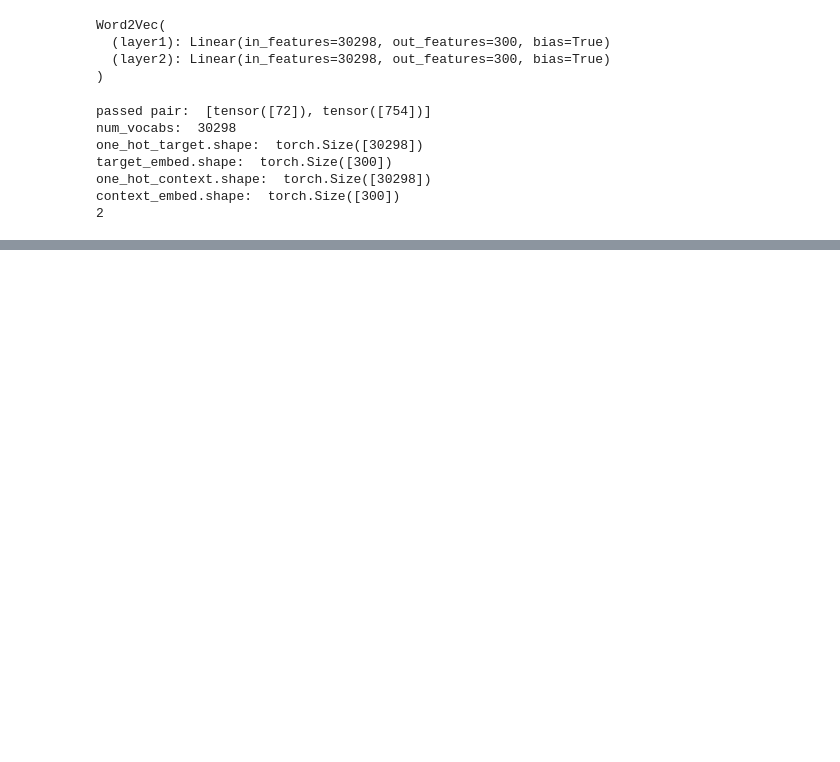
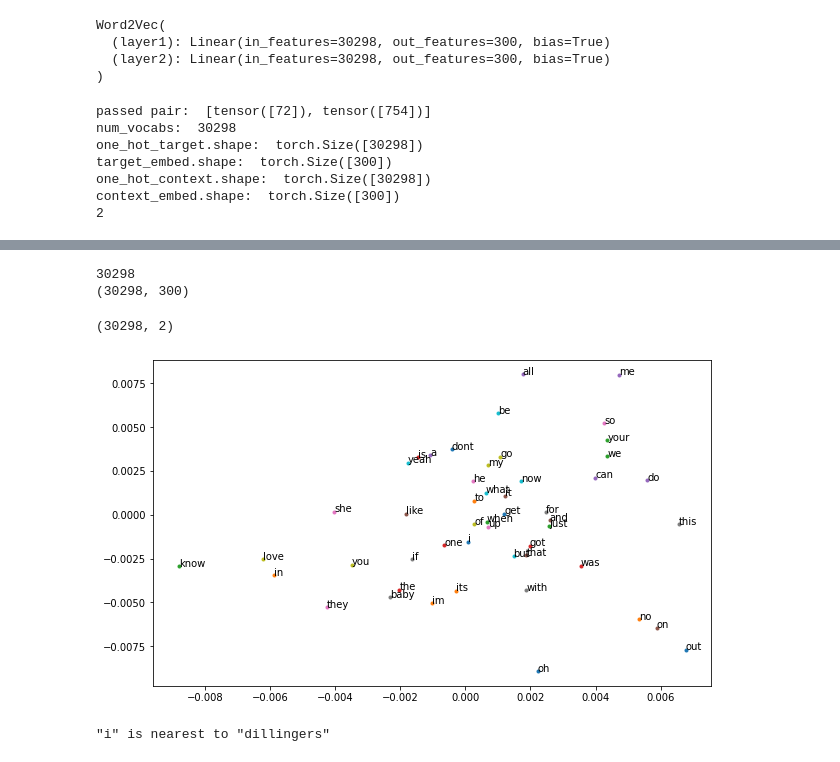
Before and after one commit to mcppp/Intro2DL, a Jupyter notebook: Copy_of_[SKELETON]_Assignment_2.ipynb, the cells around one changed output, grey strips where cells are left out. Drawn from its saved outputs; the diff is of its cells as text; code cells hidden in the pictures; blank space fills up the shorter version.

```diff
--- a/Copy_of_[SKELETON]_Assignment_2.ipynb
+++ b/Copy_of_[SKELETON]_Assignment_2.ipynb
@@ -369,32 +353,21 @@ class Word2Vec(nn.Module):# 15 points
       ### MUST TO DO 6 : (+10)
         ##--------------write below-------------##
         # your code here
-      # print('passed pair: ', pairs)
-      # print('num_vocabs: ', self.num_vocabs)
+
       #hot encoding input words (target + context)
       target_idx = pairs[0].long() #corresponding idx of target word from vocab
       context_idx = pairs[1].long() #corresponding idx of context word from vocab
 
-
       one_hot_target = torch.zeros(self.num_vocabs)
-      # one_hot_target = np.zeros(self.num_vocabs)
       one_hot_target[target_idx] = 1 #now target word hot encoded
 
       one_hot_context = torch.zeros(self.num_vocabs)
-      # one_hot_context = np.zeros(self.num_vocabs)
       one_hot_context[context_idx] = 1 #now context word hot encoded
 
 
-
       #layers
-      # print('one_hot_target.shape: ', one_hot_target.shape)
-      target_embed = self.layer1(one_hot_target)
-      # print('target_embed.shape: ',target_embed.shape)
-      # print('one_hot_context.shape: ',one_hot_context.shape)
-      context_embed = self.layer2(one_hot_context)
-      # print('context_embed.shape: ',context_embed.shape)
-
-
+      target_embed = self.layer1(one_hot_target.to(device))
+      context_embed = self.layer2(one_hot_context.to(device))
 
 
       return target_embed, context_embed
@@ -730,29 +712,44 @@ for epoch in range(max_epoch):
 ### MUST TO DO 7 : (+10)
 ##--------------write below-------------##
 # your code here
+embedding_=model.layer1.weight.detach().cpu().numpy()
+embedding=np.transpose(embedding_)
+print(len(dataset.vocabulary)) # N : amount of words in vocabulary (amount of unique words in dataset)
+                               # D : 300 (chosen dimension to embed in word2vec), dimension of vector embedding of the words
+
+print(embedding.shape) # NxD : matrix of embeddings of all words
+
 ##--------------write above-------------##
 ## (+10) bring your word embedding as a numpy array "embedding"
 #### "embedding" should be N by D array,
 #### where N is the number of vocabularies, and D is the dimension of the word embedding. D is 300 in this code
 #### embedding[i, :] should be word embedding of dataset.vocabulary[i]
+# %% [output]
+30298
+(30298, 300)
 # %%
 ### JUST USE THESE LINES. MAKE YOUR CODE WORK THESE CODES. (check if visual makes sense , see graph in slides )
 reducer = PCA(n_components=2)
 # or try use
 # reducer = TSNE(n_components=2, verbose=1)
-reduce_results = reducer.fit_transform(embedding)
+reduce_results = reducer.fit_transform(embedding) #reducing embedding matrix to 2 principal components (out of the 300 from embedding)
+print(reduce_results.shape)
+# %% [output]
+(30298, 2)
 # %%
 ### DO NOT TOUCH BELOW. JUST USE THESE LINES. MAKE YOUR CODE WORK THESE CODES.
 top_k = 50
-sort_idx = np.argsort(list(dataset.frequency.values()))[::-1]
-sort_idx = sort_idx[:top_k]
+sort_idx = np.argsort(list(dataset.frequency.values()))[::-1] #sort indices from most to least frequent
+sort_idx = sort_idx[:top_k]  #choose 50 most frequent
 frequent_vocabs = [list(dataset.frequency.keys())[si] for si in sort_idx]
 plt.figure(figsize=(10, 6))
 
 for idx, vocab in enumerate(dataset.vocabulary):
     if vocab in frequent_vocabs:
-        plt.plot(reduce_results[idx, 0], reduce_results[idx, 1], '.')
-        plt.text(reduce_results[idx, 0], reduce_results[idx, 1], vocab)\
+        plt.plot(reduce_results[idx, 0], reduce_results[idx, 1], '.') #plotting 2 principal components of the word in vocabulary (if this word among top 50 most frequent)
+        plt.text(reduce_results[idx, 0], reduce_results[idx, 1], vocab)
+# %% [output]
+[figure, added]
 # %%
 ### DO NOT TOUCH BELOW. JUST USE THESE LINES. MAKE YOUR CODE WORK THESE CODES.
 min_dist = 10000000
@@ -764,3 +761,5 @@ for idx, vocab in enumerate(dataset.vocabulary):
         if min_dist == distance:
             nearest_to_target = vocab
 print('"{}" is nearest to "{}"'.format(target_word, nearest_to_target))
+# %% [output]
+"i" is nearest to "dillingers"
```
Also changed, not shown: parts of 6 cells of this notebook.
